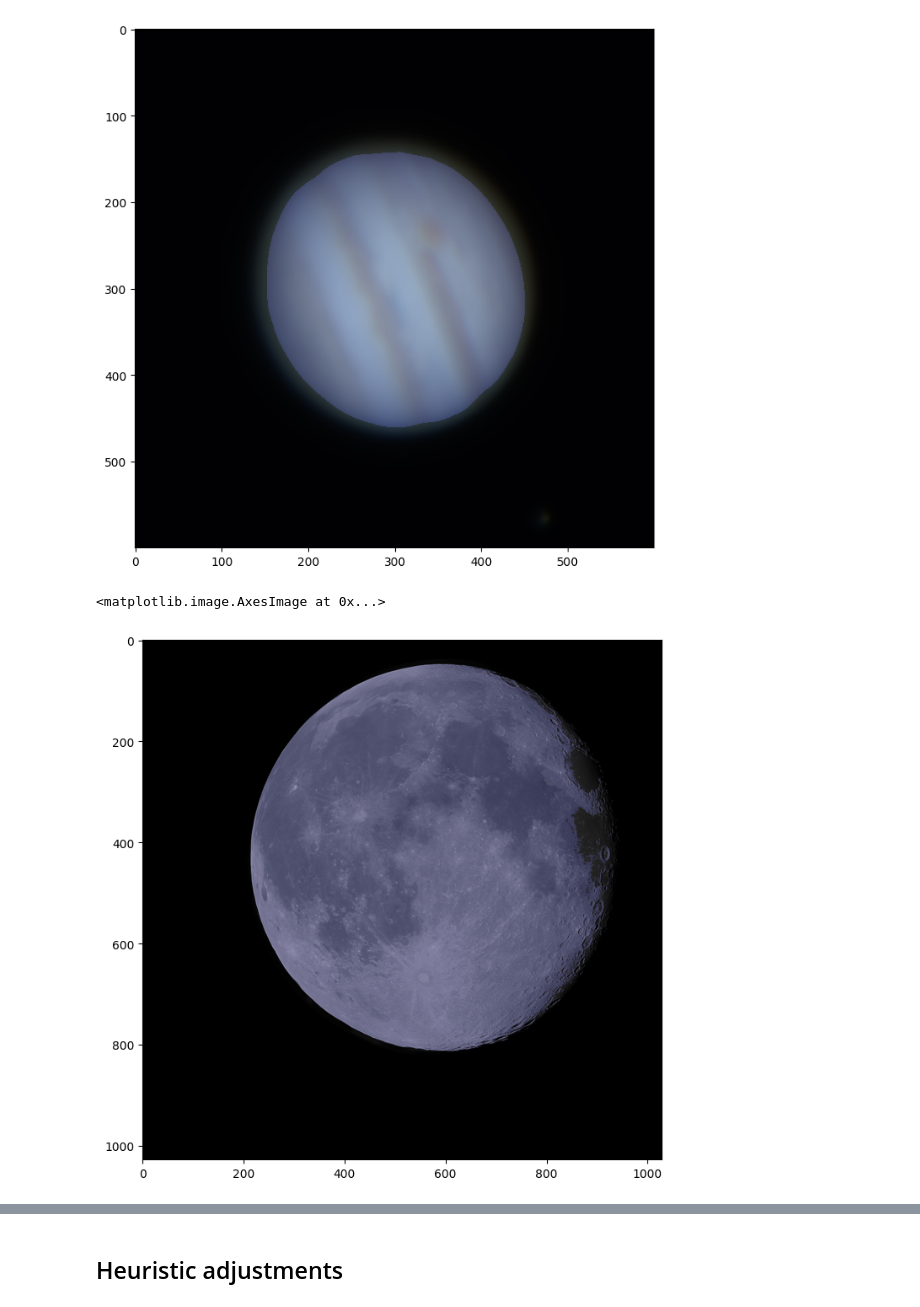
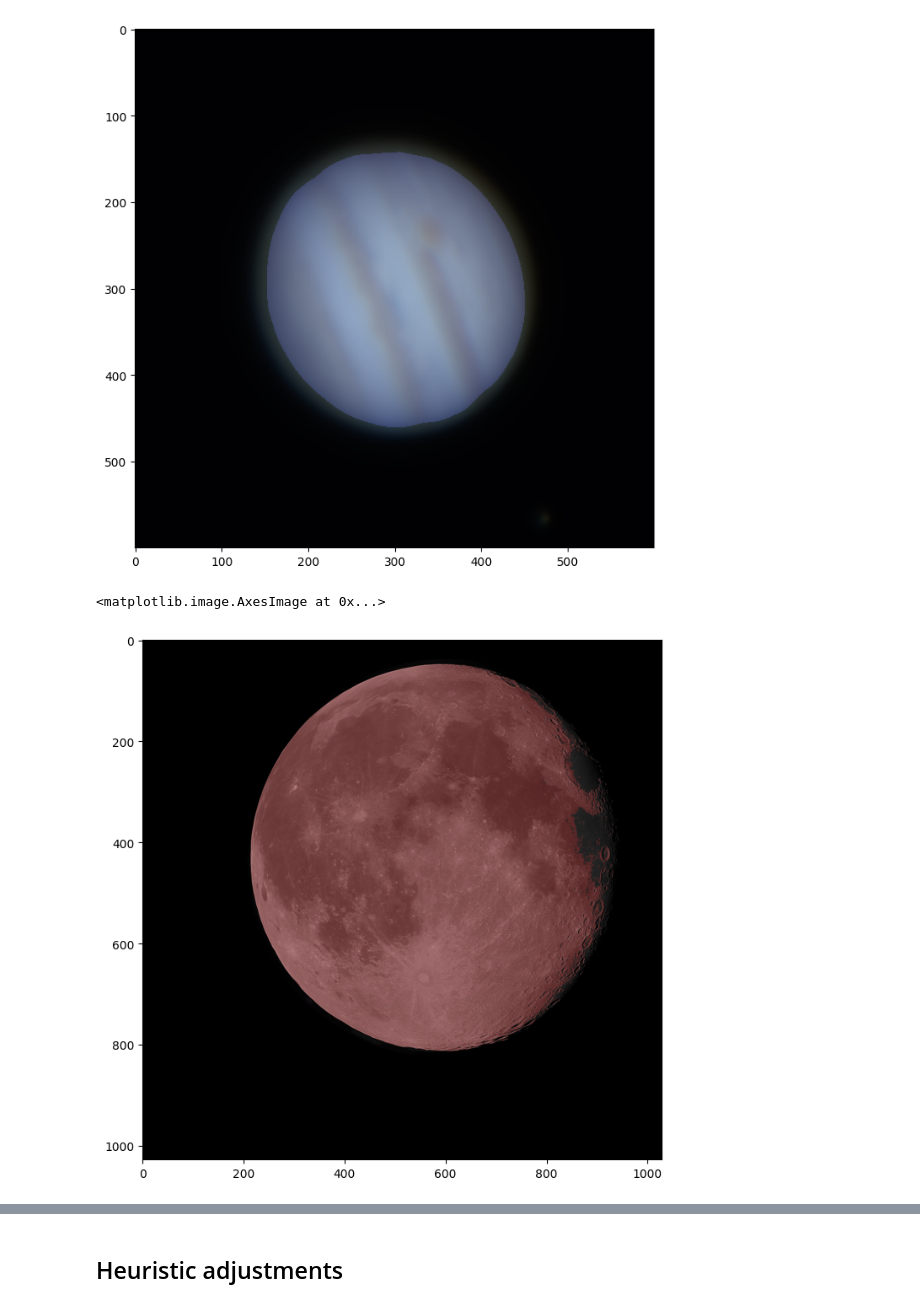
Before and after one commit to joypauls/planetary-flow, a Jupyter notebook: notebooks/object_detector.ipynb, the cells around one changed output, grey strips where cells are left out. Saved outputs shown, nothing was run; the diff lists cells and outputs as text; code cells hidden in the pictures.

```diff
--- a/notebooks/object_detector.ipynb
+++ b/notebooks/object_detector.ipynb
@@ -20,0 +10,9 @@ dtype('uint8')
+# %%
+# read in test image
+jupiter = cv2.imread("../test/data/images/jupiter_stacked.png")
+jupiter_frame1 = cv2.imread("../test/data/images/jupiter_frame_highq.png")
+jupiter_frame2 = cv2.imread("../test/data/images/jupiter_frame_lowq.png")
+jupiter = cv2.imread("../test/data/images/jupiter_stacked.png")
+moon = cv2.imread("../test/data/images/moon_stacked_sharpened.jpg")
+
+print(jupiter.dtype)
@@ -83,22 +83,22 @@ plt.imshow(color_mask, alpha=0.2)
 # %%
 # luminance
 moon_lum = cv2.cvtColor(moon, cv2.COLOR_BGR2Lab)[:, :, 0]
 
 # otsu threshold binarization
 _, moon_mask = cv2.threshold(
     moon_lum, 0, 255, cv2.THRESH_BINARY + cv2.THRESH_OTSU
 )
 
 color_mask = np.stack([moon_mask, moon_mask, moon_mask], axis=2)
-color_mask[:, :, 0][moon_mask == 255] = 100
-color_mask[:, :, 1][moon_mask == 255] = 100
+color_mask[:, :, 1][moon_mask == 255] = 0
+color_mask[:, :, 2][moon_mask == 255] = 0
 
 plt.figure(figsize=(8, 8))
 plt.imshow(cv2.cvtColor(moon, cv2.COLOR_BGR2RGB))
 plt.imshow(color_mask, alpha=0.2)
 # %% [output]
 <matplotlib.image.AxesImage at 0x...>
-[figure, old version]
+[figure, new version]
 # %% [markdown]
 It looks like otsu is not doing as well with the fuzzy edge of jupiter, but better with the moon, not perfect though, may need to adjust if it consistently does this? In both cases with is cutting off parts of the object
 
```
Also changed, not shown: parts of 7 cells of this notebook, 7 other files.
